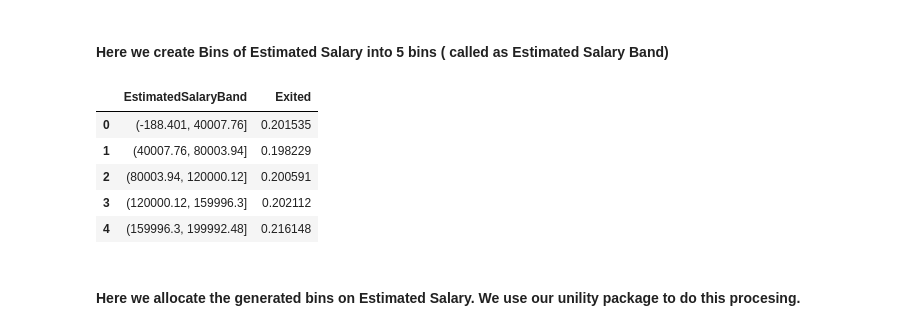
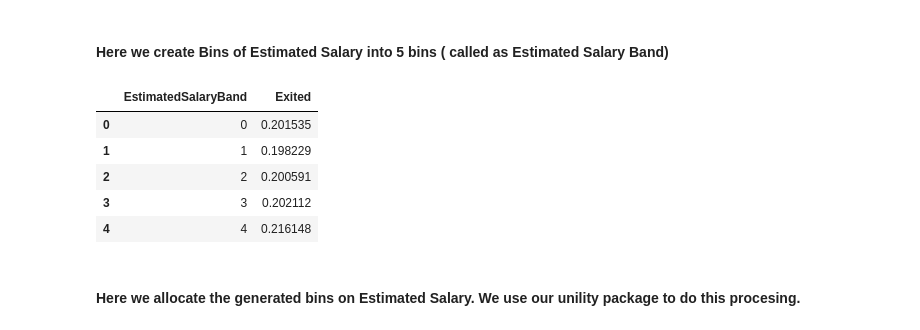
Before and after one commit to mascarenhasneil/ChurnModeling, a Jupyter notebook: ChurnModeling-Notebook.ipynb, the cells around one changed output. Saved outputs shown, nothing was run; the diff lists cells and outputs as text; code cells hidden in the pictures.

```diff
--- a/ChurnModeling-Notebook.ipynb
+++ b/ChurnModeling-Notebook.ipynb
@@ -329,15 +329,15 @@ bank_customers_data['Gender'] = le.fit_transform(bank_customers_data['Gender'])
 #### Here we create Bins of Estimated Salary into 5 bins ( called as Estimated Salary Band)
 # %%
 
-bank_customers_data['EstimatedSalaryBand'] = pd.cut(bank_customers_data['EstimatedSalary'], 5)
+bank_customers_data['EstimatedSalaryBand'] = pd.cut(bank_customers_data['EstimatedSalary'], 5, labels=False)
 bank_customers_data[['EstimatedSalaryBand','Exited']].groupby(['EstimatedSalaryBand'],as_index=False).mean().sort_values(by='EstimatedSalaryBand',ascending=True)
 # %% [output]
 |  | EstimatedSalaryBand | Exited |
-| 0 | (-188.401, 40007.76] | 0.201535 |
-| 1 | (40007.76, 80003.94] | 0.198229 |
-| 2 | (80003.94, 120000.12] | 0.200591 |
-| 3 | (120000.12, 159996.3] | 0.202112 |
-| 4 | (159996.3, 199992.48] | 0.216148 |
+| 0 | 0 | 0.201535 |
+| 1 | 1 | 0.198229 |
+| 2 | 2 | 0.200591 |
+| 3 | 3 | 0.202112 |
+| 4 | 4 | 0.216148 |
 # %% [markdown]
 #### Here we allocate the generated bins on Estimated Salary. We use our unility package to do this procesing.
 # %%
```
Also changed, not shown: parts of 16 cells of this notebook.
